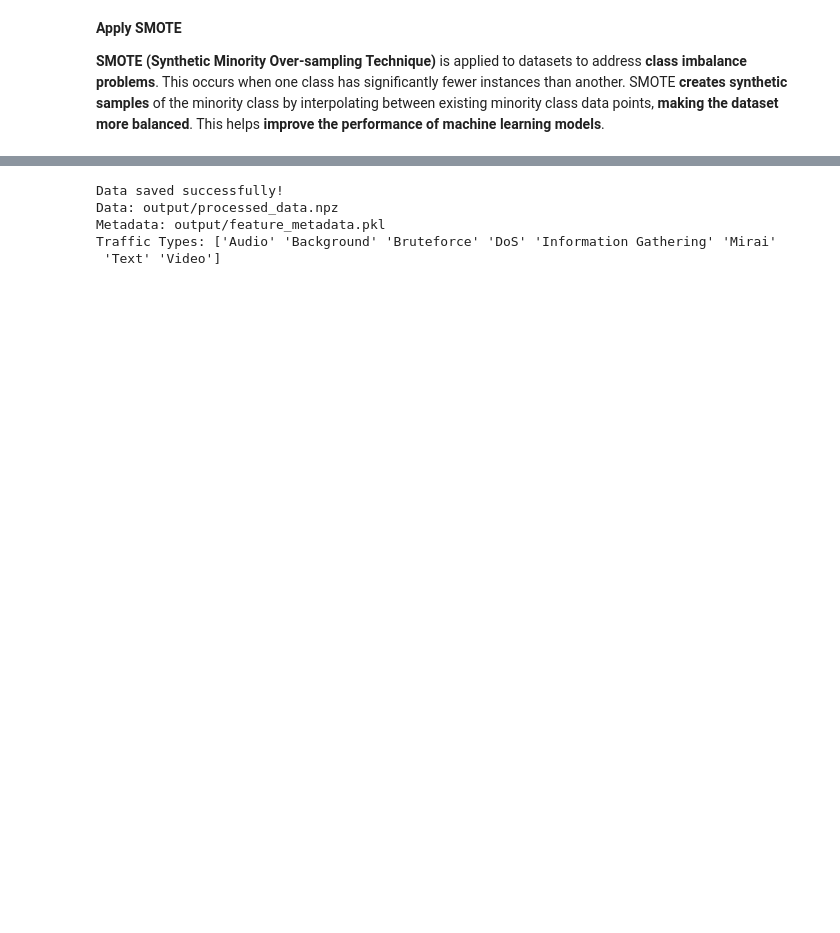
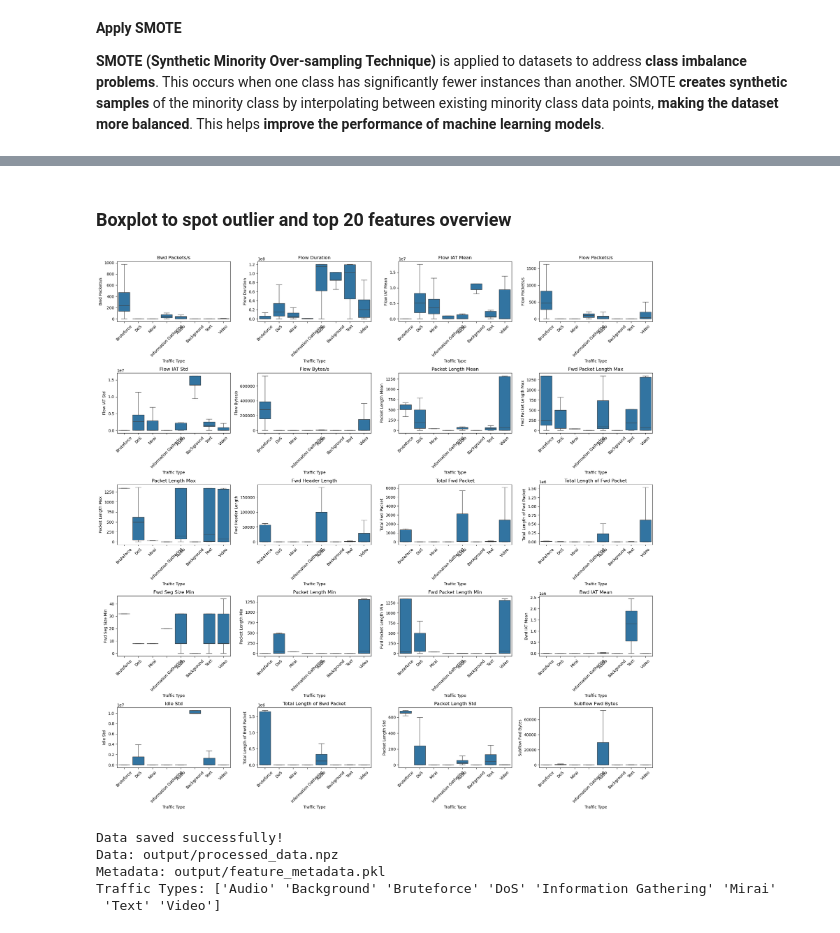
Before and after one commit to Schnitze1/COS30049-Computing-Technology-Innovation-Project, a Jupyter notebook: data_preprocessing/data_cleaning.ipynb, the cells around one changed output, grey strips where cells are left out. Drawn from its saved outputs; the diff is of its cells as text; code cells hidden in the pictures; blank space fills up the shorter version.

```diff
--- a/data_preprocessing/data_cleaning.ipynb
+++ b/data_preprocessing/data_cleaning.ipynb
@@ -345,3 +357,18 @@ plt.show()
+# %% [markdown]
+### Boxplot to spot outlier and top 20 features overview
+# %%
+fig, axes = plt.subplots(5, 4, figsize=(20, 20))
+axes = axes.flatten()
+
+for i, feat in enumerate(top_feature_names):
+    sns.boxplot(data=df, x='Traffic Type', y=feat, showfliers=False, ax=axes[i])
+    axes[i].set_title(feat)
+    axes[i].tick_params(axis='x', rotation=45)
+
+plt.tight_layout()
+plt.show()
+# %% [output]
+[figure, added]
 # %%
 # Block 6: Save data for main pipeline
 import pickle
```
Also changed, not shown: parts of 8 cells of this notebook, 17 other files.
